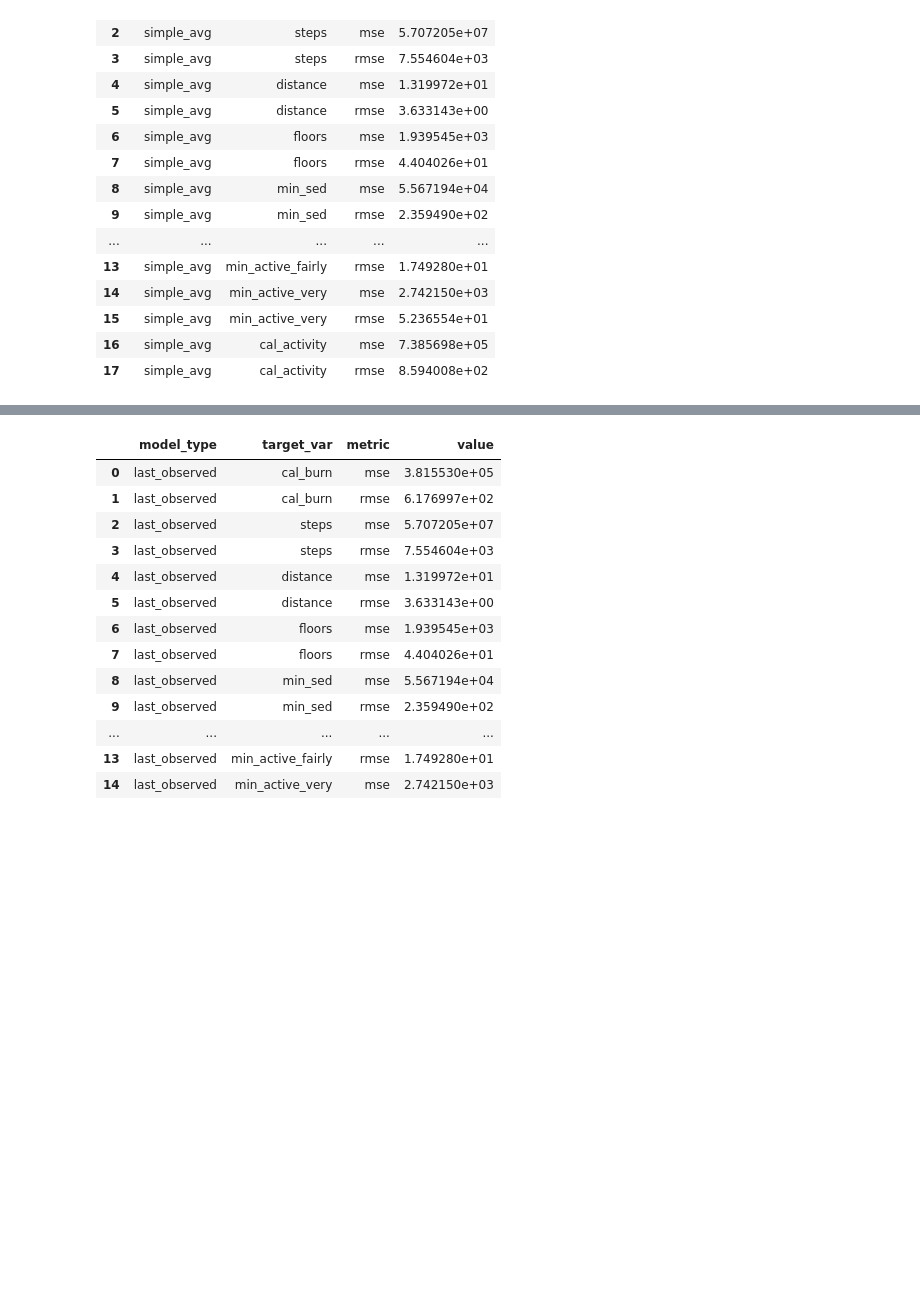
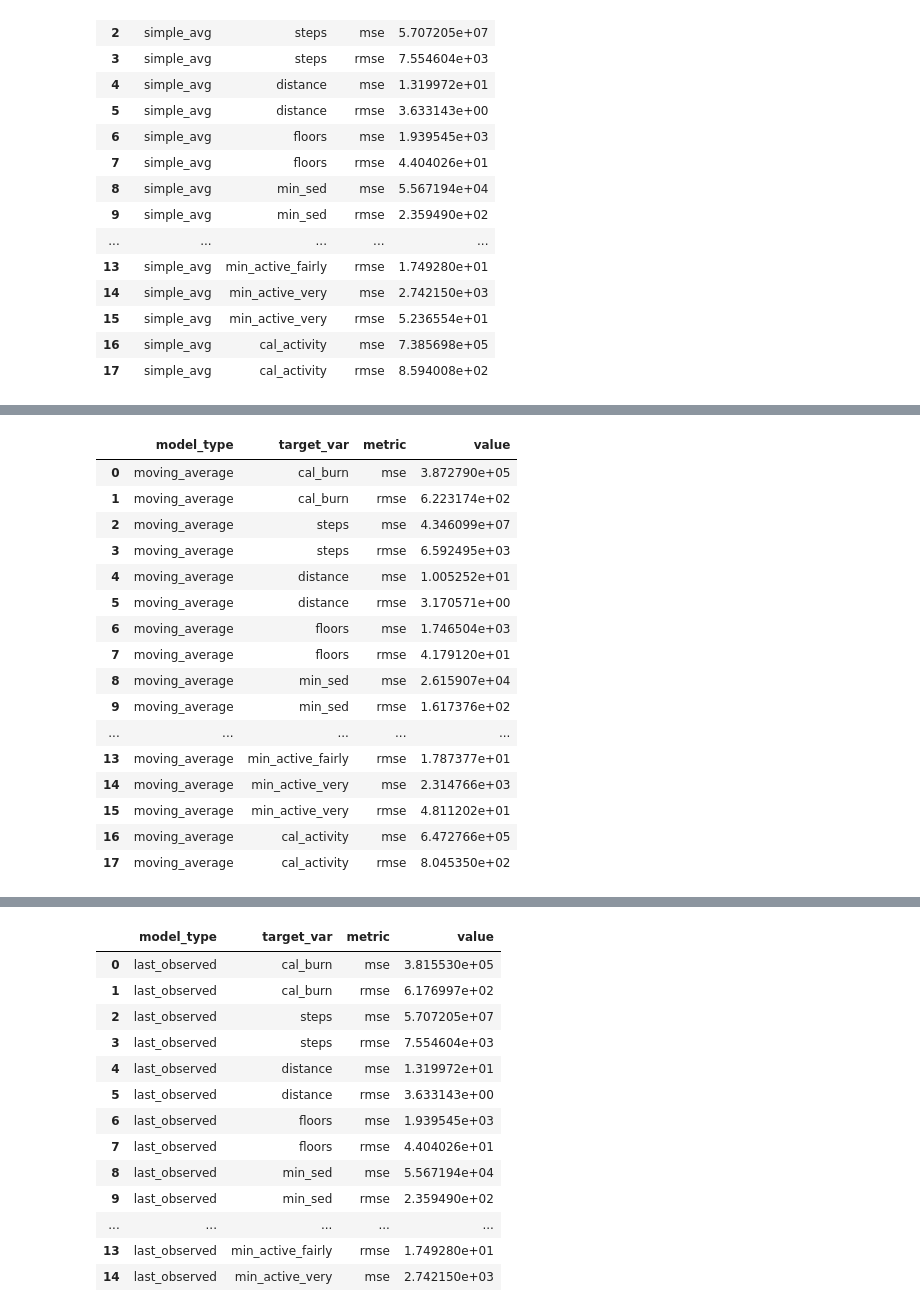
Before and after one commit to BlancoRD/Fitbit-Time-Series, a Jupyter notebook: setup-Copy1.ipynb, the cells around one changed output, grey strips where cells are left out. Cells and saved outputs as stored; diff of their text form; code cells hidden in the pictures; blank space fills up the shorter version.

```diff
--- a/setup-Copy1.ipynb
+++ b/setup-Copy1.ipynb
@@ -293,0 +325,20 @@ def simple_avg():
+# %%
+eval_df1
+# %% [output]
+|  | model_type | target_var | metric | value |
+| 0 | moving_average | cal_burn | mse | 3.872790e+05 |
+| 1 | moving_average | cal_burn | rmse | 6.223174e+02 |
+| 2 | moving_average | steps | mse | 4.346099e+07 |
+| 3 | moving_average | steps | rmse | 6.592495e+03 |
+| 4 | moving_average | distance | mse | 1.005252e+01 |
+| 5 | moving_average | distance | rmse | 3.170571e+00 |
+| 6 | moving_average | floors | mse | 1.746504e+03 |
+| 7 | moving_average | floors | rmse | 4.179120e+01 |
+| 8 | moving_average | min_sed | mse | 2.615907e+04 |
+| 9 | moving_average | min_sed | rmse | 1.617376e+02 |
+| ... | ... | ... | ... | ... |
+| 13 | moving_average | min_active_fairly | rmse | 1.787377e+01 |
+| 14 | moving_average | min_active_very | mse | 2.314766e+03 |
+| 15 | moving_average | min_active_very | rmse | 4.811202e+01 |
+| 16 | moving_average | cal_activity | mse | 6.472766e+05 |
+| 17 | moving_average | cal_activity | rmse | 8.045350e+02 |
```
Also changed, not shown: parts of 8 cells of this notebook, 1 other file.
